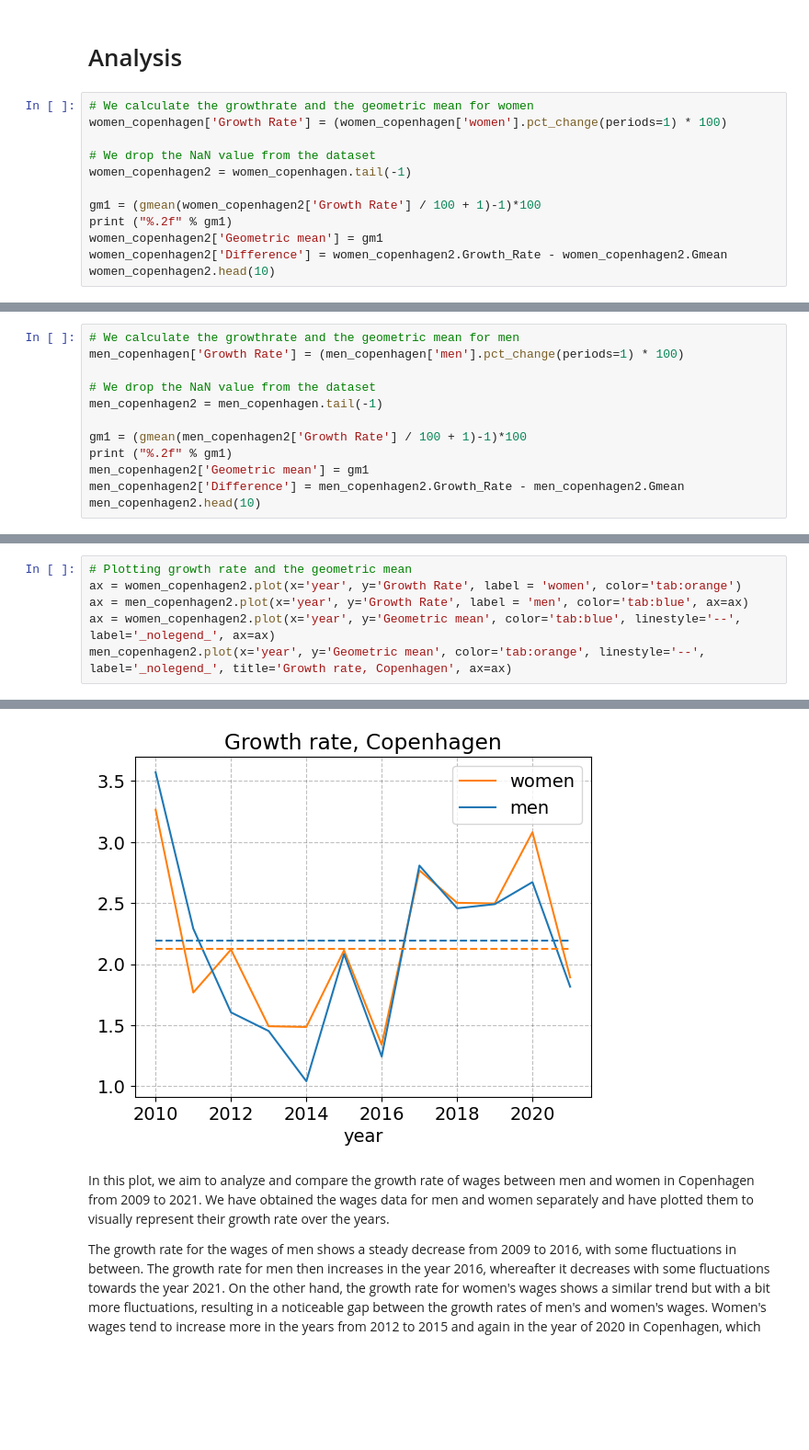
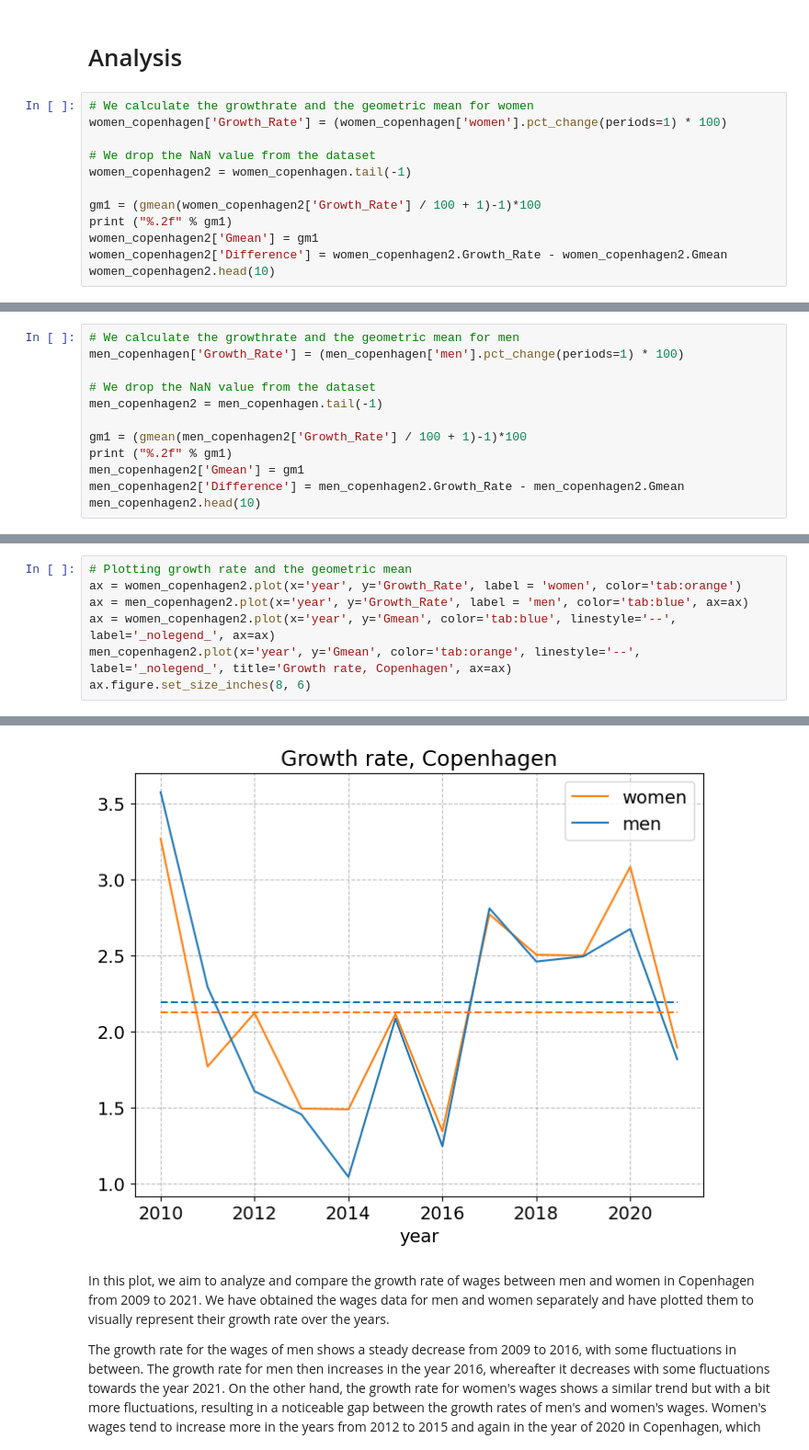
Before and after one commit to julieroddik/projects-2023-mej, a Jupyter notebook: dataproject/dataproject.ipynb, the cells around one changed output, grey strips where cells are left out. Shown at 92% size. Saved outputs shown, nothing was run; the diff lists cells and outputs as text; blank space fills up the shorter version.

```diff
--- a/dataproject/dataproject.ipynb
+++ b/dataproject/dataproject.ipynb
@@ -289,14 +291,14 @@ join_long.sort_values(['Year', 'City'], ignore_index=True)
 # Analysis
 # %%
 # We calculate the growthrate and the geometric mean for women
-women_copenhagen['Growth Rate'] = (women_copenhagen['women'].pct_change(periods=1) * 100)
+women_copenhagen['Growth_Rate'] = (women_copenhagen['women'].pct_change(periods=1) * 100)
 
 # We drop the NaN value from the dataset
 women_copenhagen2 = women_copenhagen.tail(-1)
 
-gm1 = (gmean(women_copenhagen2['Growth Rate'] / 100 + 1)-1)*100
+gm1 = (gmean(women_copenhagen2['Growth_Rate'] / 100 + 1)-1)*100
 print ("%.2f" % gm1)
-women_copenhagen2['Geometric mean'] = gm1
+women_copenhagen2['Gmean'] = gm1
 women_copenhagen2['Difference'] = women_copenhagen2.Growth_Rate - women_copenhagen2.Gmean
 women_copenhagen2.head(10)
 # %% [output]
@@ -330,13 +335,13 @@ See the caveats in the documentation: https://pandas.pydata.org/pandas-docs/stab
 # %%
 # We calculate the growthrate and the geometric mean for men
-men_copenhagen['Growth Rate'] = (men_copenhagen['men'].pct_change(periods=1) * 100)
+men_copenhagen['Growth_Rate'] = (men_copenhagen['men'].pct_change(periods=1) * 100)
 
 # We drop the NaN value from the dataset
 men_copenhagen2 = men_copenhagen.tail(-1)
 
-gm1 = (gmean(men_copenhagen2['Growth Rate'] / 100 + 1)-1)*100
+gm1 = (gmean(men_copenhagen2['Growth_Rate'] / 100 + 1)-1)*100
 print ("%.2f" % gm1)
-men_copenhagen2['Geometric mean'] = gm1
+men_copenhagen2['Gmean'] = gm1
 men_copenhagen2['Difference'] = men_copenhagen2.Growth_Rate - men_copenhagen2.Gmean
 men_copenhagen2.head(10)
 # %% [output]
@@ -370,7 +378,8 @@ See the caveats in the documentation: https://pandas.pydata.org/pandas-docs/stab
 # %%
 # Plotting growth rate and the geometric mean
-ax = women_copenhagen2.plot(x='year', y='Growth Rate', label = 'women', color='tab:orange')
-ax = men_copenhagen2.plot(x='year', y='Growth Rate', label = 'men', color='tab:blue', ax=ax)
-ax = women_copenhagen2.plot(x='year', y='Geometric mean', color='tab:blue', linestyle='--', label='_nolegend_', ax=ax)
-men_copenhagen2.plot(x='year', y='Geometric mean', color='tab:orange', linestyle='--', label='_nolegend_', title='Growth rate, Copenhagen', ax=ax)
+ax = women_copenhagen2.plot(x='year', y='Growth_Rate', label = 'women', color='tab:orange')
+ax = men_copenhagen2.plot(x='year', y='Growth_Rate', label = 'men', color='tab:blue', ax=ax)
+ax = women_copenhagen2.plot(x='year', y='Gmean', color='tab:blue', linestyle='--', label='_nolegend_', ax=ax)
+men_copenhagen2.plot(x='year', y='Gmean', color='tab:orange', linestyle='--', label='_nolegend_', title='Growth rate, Copenhagen', ax=ax)
+ax.figure.set_size_inches(8, 6)
 # %% [output]
@@ -378,4 +390,4 @@ men_copenhagen2.plot(x='year', y='Geometric mean', color='tab:orange', linestyle
-[figure, old version]
+[figure, new version]
 # %% [markdown]
 In this plot, we aim to analyze and compare the growth rate of wages between men and women in Copenhagen from 2009 to 2021. We have obtained the wages data for men and women separately and have plotted them to visually represent their growth rate over the years.
 
```
Also changed, not shown: parts of 13 cells of this notebook, 1 other file.
